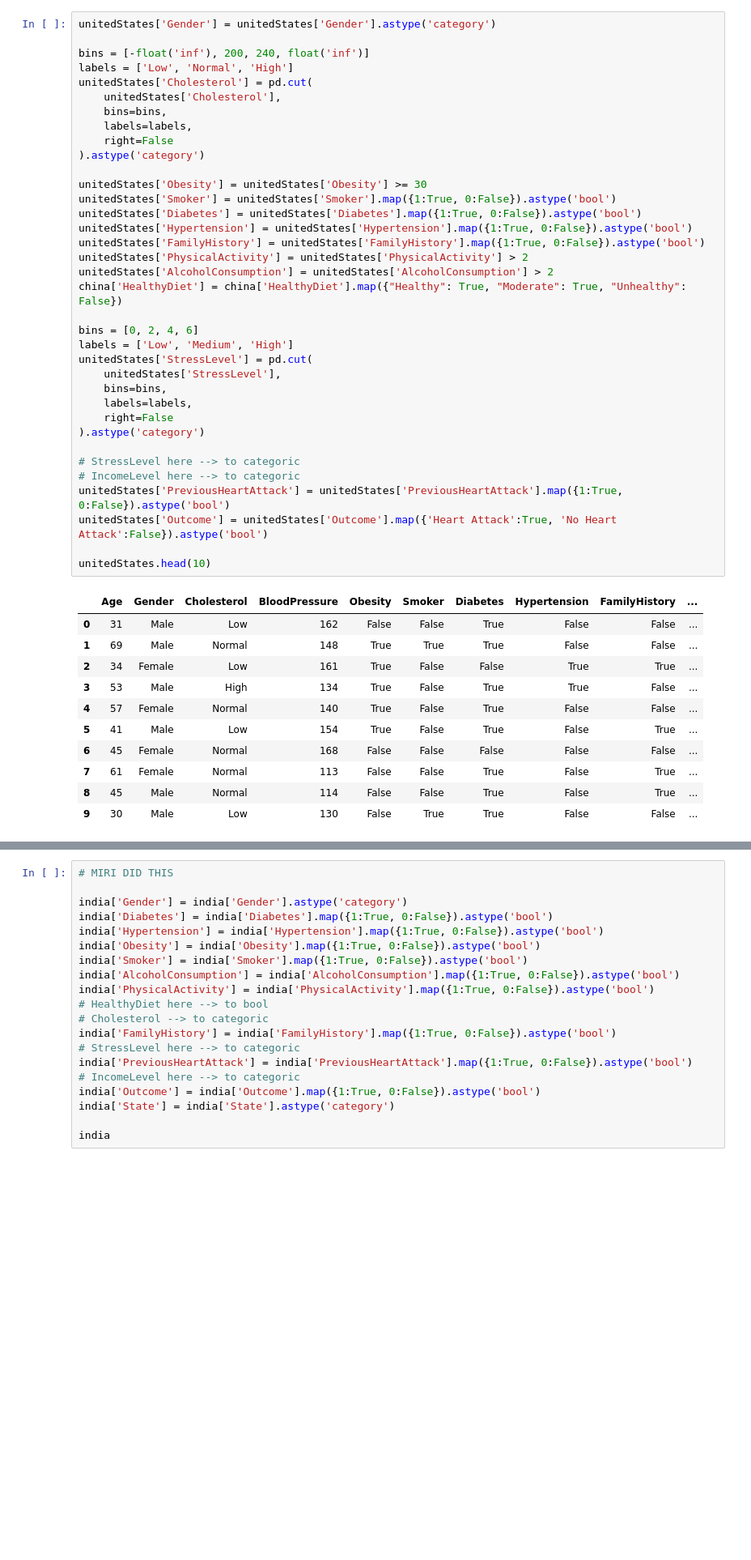
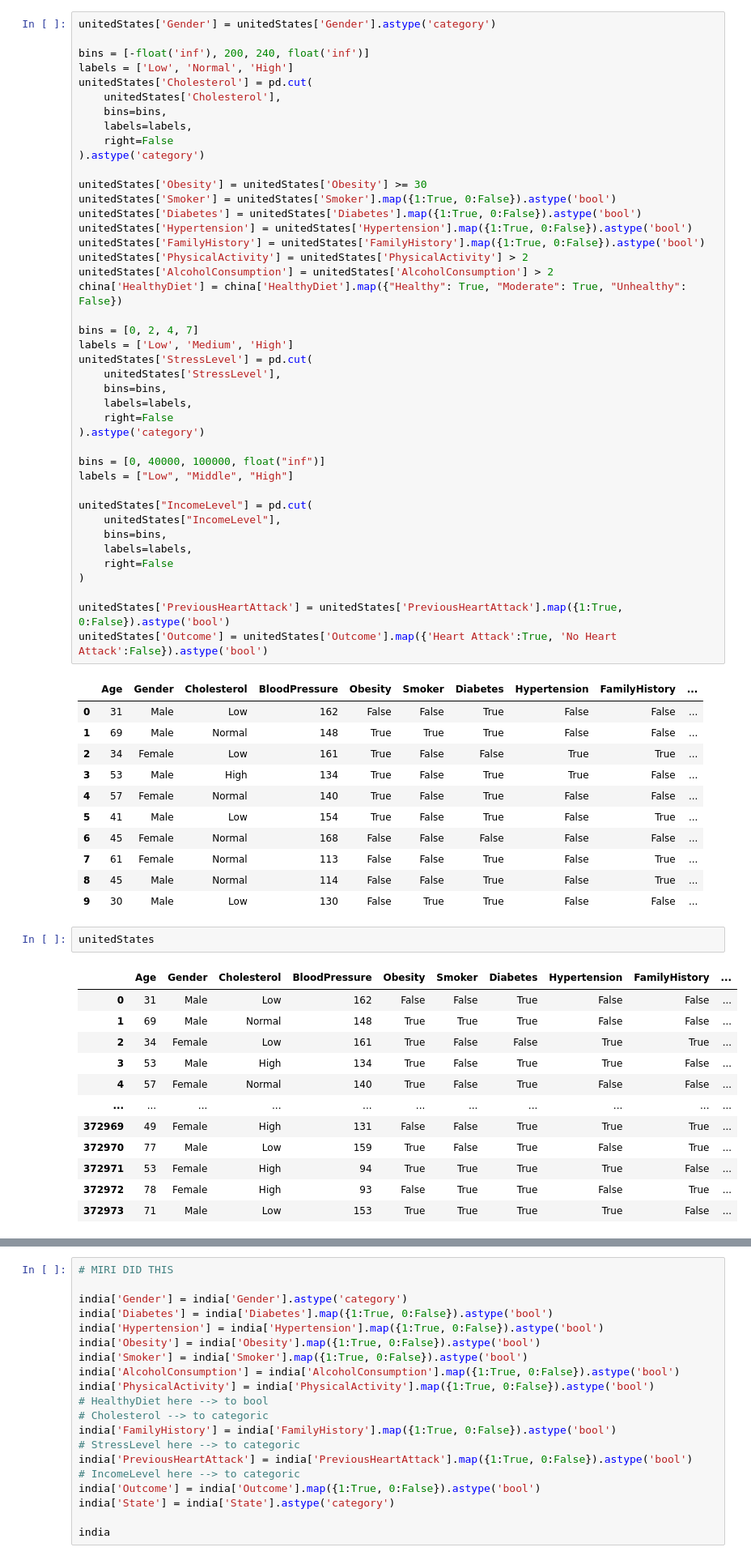
Before and after one commit to miriamsonaglia/Heart-Attack-Prediction-Model, a Jupyter notebook: DataIntensive.ipynb, the cells around one changed output, grey strips where cells are left out. Shown at 81% size. Drawn from its saved outputs; the diff is of its cells as text; blank space fills up the shorter version.

```diff
--- a/DataIntensive.ipynb
+++ b/DataIntensive.ipynb
@@ -235,7 +235,7 @@ unitedStates['PhysicalActivity'] = unitedStates['PhysicalActivity'] > 2
 unitedStates['AlcoholConsumption'] = unitedStates['AlcoholConsumption'] > 2
 china['HealthyDiet'] = china['HealthyDiet'].map({"Healthy": True, "Moderate": True, "Unhealthy": False})
 
-bins = [0, 2, 4, 6]
+bins = [0, 2, 4, 7]
 labels = ['Low', 'Medium', 'High']
 unitedStates['StressLevel'] = pd.cut(
     unitedStates['StressLevel'],
@@ -244,12 +244,18 @@ unitedStates['StressLevel'] = pd.cut(
     right=False
 ).astype('category')
 
-# StressLevel here --> to categoric
-# IncomeLevel here --> to categoric
+bins = [0, 40000, 100000, float("inf")]
+labels = ["Low", "Middle", "High"]
+
+unitedStates["IncomeLevel"] = pd.cut(
+    unitedStates["IncomeLevel"],
+    bins=bins,
+    labels=labels,
+    right=False
+)
+
 unitedStates['PreviousHeartAttack'] = unitedStates['PreviousHeartAttack'].map({1:True, 0:False}).astype('bool')
 unitedStates['Outcome'] = unitedStates['Outcome'].map({'Heart Attack':True, 'No Heart Attack':False}).astype('bool')
-
-unitedStates.head(10)
 # %% [output]
 |  | Age | Gender | Cholesterol | BloodPressure | Obesity | Smoker | Diabetes | Hypertension | FamilyHistory | ... |
 | 0 | 31 | Male | Low | 162 | False | False | True | False | False | ... |
@@ -262,3 +268,18 @@ unitedStates.head(10)
 | 7 | 61 | Female | Normal | 113 | False | False | True | False | True | ... |
 | 8 | 45 | Male | Normal | 114 | False | False | True | False | True | ... |
 | 9 | 30 | Male | Low | 130 | False | True | True | False | False | ... |
+# %%
+unitedStates
+# %% [output]
+|  | Age | Gender | Cholesterol | BloodPressure | Obesity | Smoker | Diabetes | Hypertension | FamilyHistory | ... |
+| 0 | 31 | Male | Low | 162 | False | False | True | False | False | ... |
+| 1 | 69 | Male | Normal | 148 | True | True | True | False | False | ... |
+| 2 | 34 | Female | Low | 161 | True | False | False | True | True | ... |
+| 3 | 53 | Male | High | 134 | True | False | True | True | False | ... |
+| 4 | 57 | Female | Normal | 140 | True | False | True | False | False | ... |
+| ... | ... | ... | ... | ... | ... | ... | ... | ... | ... | ... |
+| 372969 | 49 | Female | High | 131 | False | False | True | True | True | ... |
+| 372970 | 77 | Male | Low | 159 | True | False | True | False | True | ... |
+| 372971 | 53 | Female | High | 94 | True | True | True | True | False | ... |
+| 372972 | 78 | Female | High | 93 | False | True | True | False | True | ... |
+| 372973 | 71 | Male | Low | 153 | True | True | True | True | False | ... |
```
Also changed, not shown: parts of 1 cell of this notebook.
